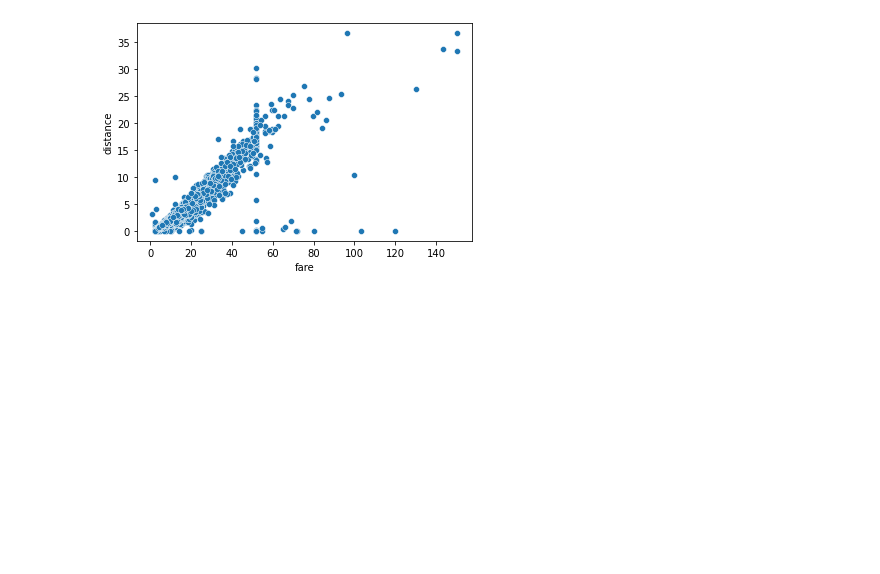
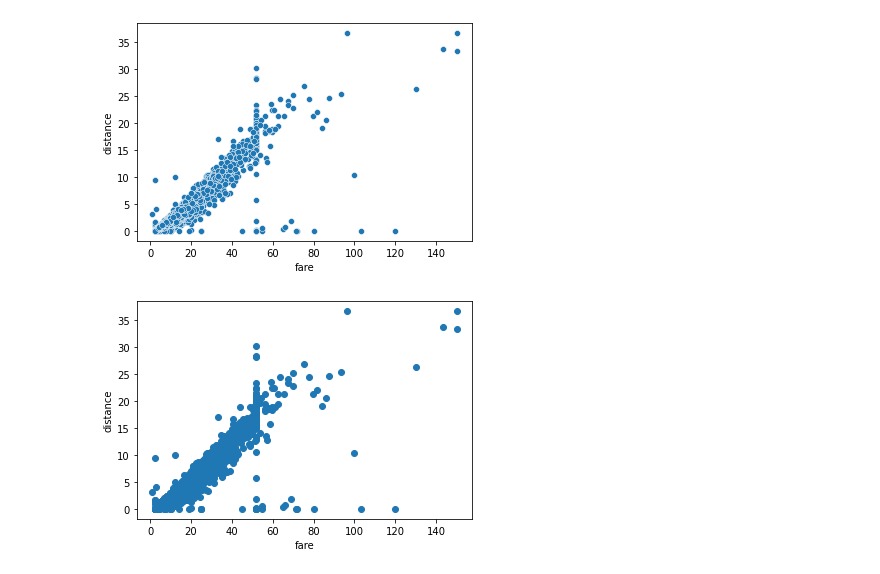
Before and after one commit to ClaireAgaba/Data-Science, a Jupyter notebook: taxis/taxis.ipynb, the cells around one changed output. Drawn from its saved outputs; the diff is of its cells as text; code cells hidden in the pictures; blank space fills up the shorter version.

Commit message:
analyze the taxi dataset

```diff
--- a/taxis/taxis.ipynb
+++ b/taxis/taxis.ipynb
@@ -77,3 +77,10 @@ sns.scatterplot(data = taxis, x = 'fare', y = 'distance')
 plt.show()
 # %% [output]
 [figure]
+# %%
+plt.scatter(data = taxis, x = 'fare', y = 'distance')
+plt.xlabel('fare')
+plt.ylabel('distance')
+plt.show()
+# %% [output]
+[figure, added]
```
Also changed, not shown: parts of 3 cells of this notebook.
